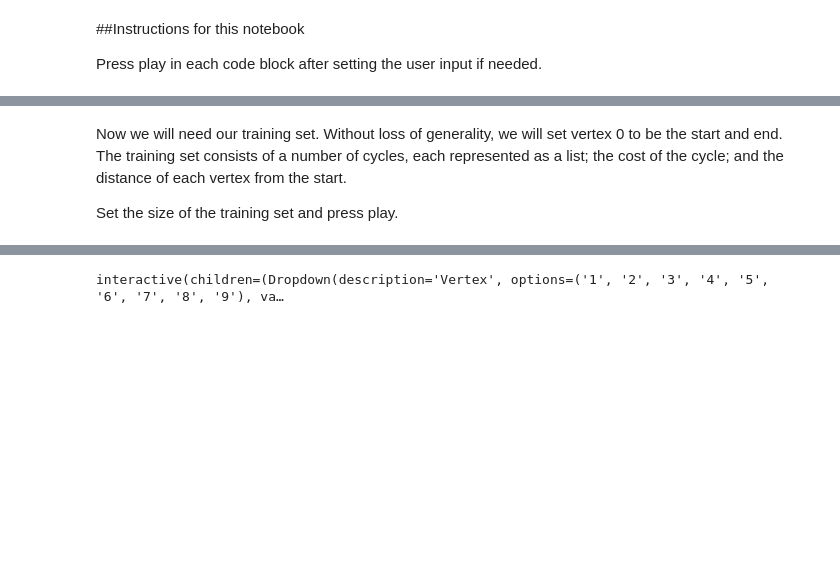
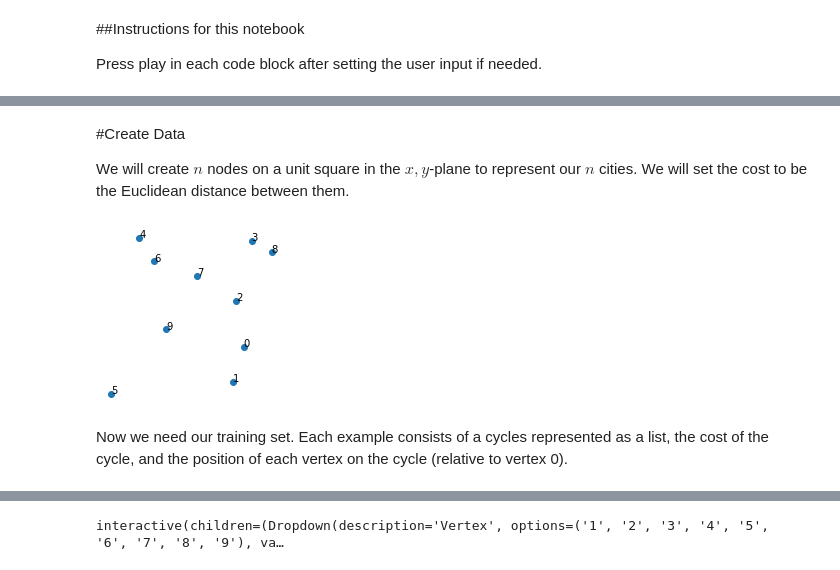
Before and after one commit to minerva-mcgonagraph/travelingsalesman, a Jupyter notebook: travelingsalesman_part2.ipynb, the cells around one changed output, grey strips where cells are left out. Cells and saved outputs as stored; diff of their text form; code cells hidden in the pictures; blank space fills up the shorter version.

```diff
--- a/travelingsalesman_part2.ipynb
+++ b/travelingsalesman_part2.ipynb
@@ -76,7 +11,51 @@ print(weighted_Kn)
+# %% [markdown]
+#Create Data
+
+We will create $n$ nodes on a unit square in the $x,y$-plane to represent our $n$ cities. We will set the cost to be the Euclidean distance between them.
+# %%
+#@title Set the number of cities
+#import libraries
+import pandas as pd
+import numpy as np
+import random
+import matplotlib.pyplot as plt
+import seaborn as sns
+#import itertools
+import math
+%matplotlib inline
+from ipywidgets import widgets, interactive
+
+#Set number of cities
+n =  10#@param {type:"integer"}
+
+#create cities and x,y data for plotting
+cities = np.random.random(size=(n,2))
+x = cities[:,0]
+y = cities[:,1]
+
+#plot data, with side length of figure sqrt(n) maxing out at 16
+size = min(16,math.sqrt(n))
+fig, ax = plt.subplots(figsize=(size,size))
+ax.axis("off")
+plt.plot(x, y, 'o')
+for city in cities:
+  plt.annotate(np.where(cities == city)[0][0], (city[0],city[1]))
+
+#create table of distances where entry i,j is the distance between cities i,j
+distances = []
+for city in cities:
+  city_row = []
+  for next_city in cities:
+    city_row.append(np.linalg.norm(city-next_city))
+  distances.append(city_row)
+
+distances_Kn = pd.DataFrame(data=distances, index=None, columns=None)
+#print(cities)
+#print(distances_Kn)
+# %% [output]
+[figure, added]
 # %% [markdown]
-Now we will need our training set. Without loss of generality, we will set vertex 0 to be the start and end. The training set consists of a number of cycles, each represented as a list; the cost of the cycle; and the distance of each vertex from the start.
-
-Set the size of the training set and press play.
+Now we need our training set. Each example consists of a cycles represented as a list, the cost of the cycle, and the position of each vertex on the cycle (relative to vertex 0).
 # %%
 #@title Set size of training set
 size = 500 #@param {type:"slider", min:100, max:10000, step:10}
```
Also changed, not shown: parts of 13 cells of this notebook.
